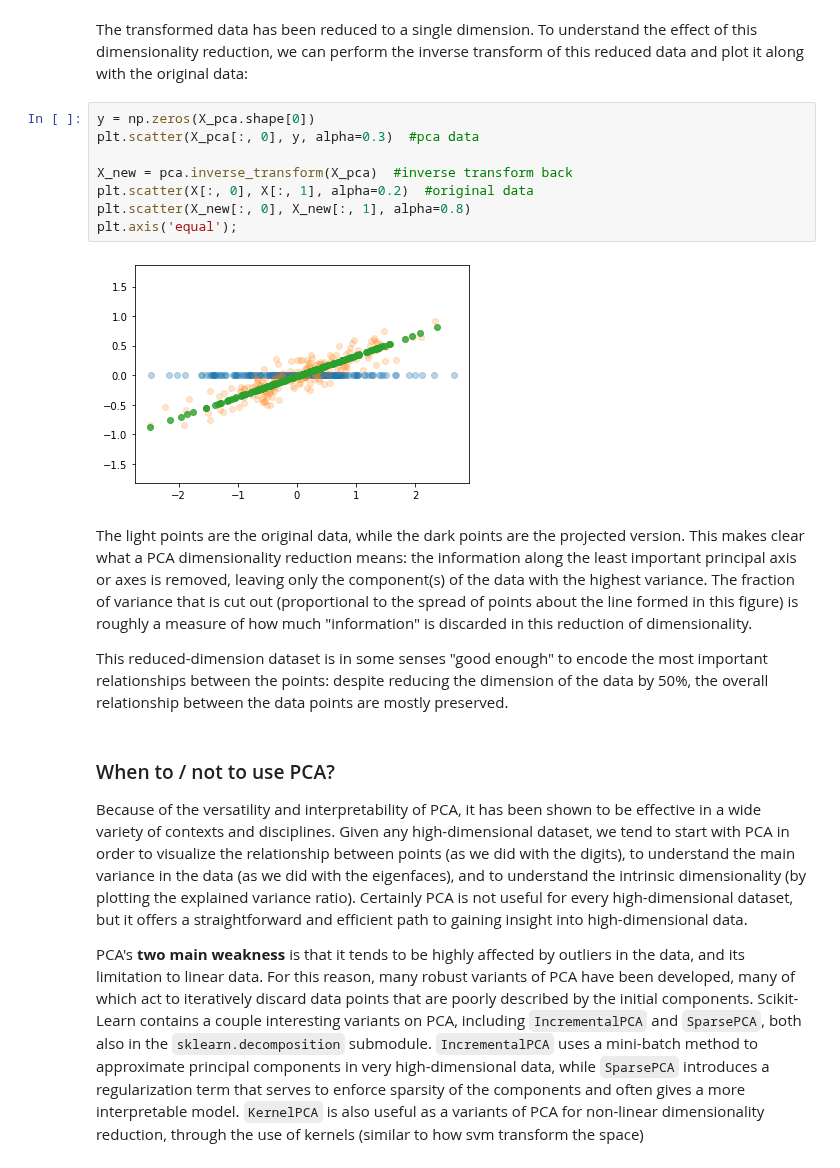
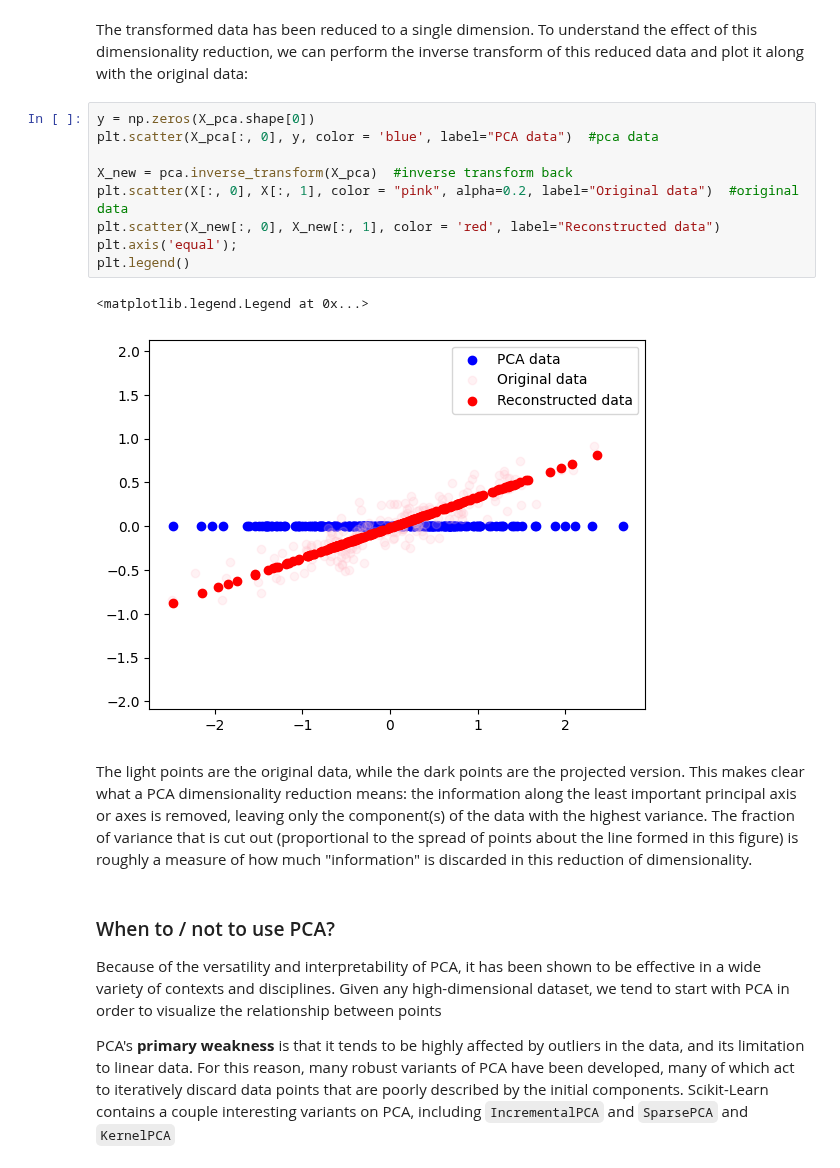
Before and after one commit to chaklam-silpasuwanchai/Python-for-Machine-Learning, a Jupyter notebook: 02 - Unsupervised/02 - Dimensionality Reduction/01 - Principal Component Analysis (Theory and Implementation from Scratch).ipynb, the cells around one changed output. Saved outputs shown, nothing was run; the diff lists cells and outputs as text.

```diff
--- a/02 - Unsupervised/02 - Dimensionality Reduction/01 - Principal Component Analysis (Theory and Implementation from Scratch).ipynb
+++ b/02 - Unsupervised/02 - Dimensionality Reduction/01 - Principal Component Analysis (Theory and Implementation from Scratch).ipynb
@@ -400,27 +350,25 @@ The transformed data has been reduced to a single dimension.
 To understand the effect of this dimensionality reduction, we can perform the inverse transform of this reduced data and plot it along with the original data:
 # %%
 y = np.zeros(X_pca.shape[0])
-plt.scatter(X_pca[:, 0], y, alpha=0.3)  #pca data
+plt.scatter(X_pca[:, 0], y, color = 'blue', label="PCA data")  #pca data
 
 X_new = pca.inverse_transform(X_pca)  #inverse transform back
-plt.scatter(X[:, 0], X[:, 1], alpha=0.2)  #original data
-plt.scatter(X_new[:, 0], X_new[:, 1], alpha=0.8)
+plt.scatter(X[:, 0], X[:, 1], color = "pink", alpha=0.2, label="Original data")  #original data
+plt.scatter(X_new[:, 0], X_new[:, 1], color = 'red', label="Reconstructed data")
 plt.axis('equal');
+plt.legend()
 # %% [output]
+<matplotlib.legend.Legend at 0x...>
-[figure, old version]
+[figure, new version]
 # %% [markdown]
 The light points are the original data, while the dark points are the projected version.
 This makes clear what a PCA dimensionality reduction means: the information along the least important principal axis or axes is removed, leaving only the component(s) of the data with the highest variance.
 The fraction of variance that is cut out (proportional to the spread of points about the line formed in this figure) is roughly a measure of how much "information" is discarded in this reduction of dimensionality.
-
-This reduced-dimension dataset is in some senses "good enough" to encode the most important relationships between the points: despite reducing the dimension of the data by 50%, the overall relationship between the data points are mostly preserved.
 # %% [markdown]
 ### When to / not to use PCA?
 
 Because of the versatility and interpretability of PCA, it has been shown to be effective in a wide variety of contexts and disciplines.
-Given any high-dimensional dataset, we tend to start with PCA in order to visualize the relationship between points (as we did with the digits), to understand the main variance in the data (as we did with the eigenfaces), and to understand the intrinsic dimensionality (by plotting the explained variance ratio).
-Certainly PCA is not useful for every high-dimensional dataset, but it offers a straightforward and efficient path to gaining insight into high-dimensional data.
+Given any high-dimensional dataset, we tend to start with PCA in order to visualize the relationship between points
 
-PCA's **two main weakness** is that it tends to be highly affected by outliers in the data, and its limitation to linear data.  For this reason, many robust variants of PCA have been developed, many of which act to iteratively discard data points that are poorly described by the initial components.
-Scikit-Learn contains a couple interesting variants on PCA, including ``IncrementalPCA`` and ``SparsePCA``, both also in the ``sklearn.decomposition`` submodule.
-``IncrementalPCA`` uses a mini-batch method to approximate principal components in very high-dimensional data, while ``SparsePCA`` introduces a regularization term that serves to enforce sparsity of the components and often gives a more interpretable model. ``KernelPCA`` is also useful as a variants of PCA for non-linear dimensionality reduction, through the use of kernels (similar to how svm transform the space)
+PCA's **primary weakness** is that it tends to be highly affected by outliers in the data, and its limitation to linear data.  For this reason, many robust variants of PCA have been developed, many of which act to iteratively discard data points that are poorly described by the initial components.
+Scikit-Learn contains a couple interesting variants on PCA, including ``IncrementalPCA`` and ``SparsePCA`` and ``KernelPCA``
```
Also changed, not shown: parts of 8 cells of this notebook, 1 other file.
